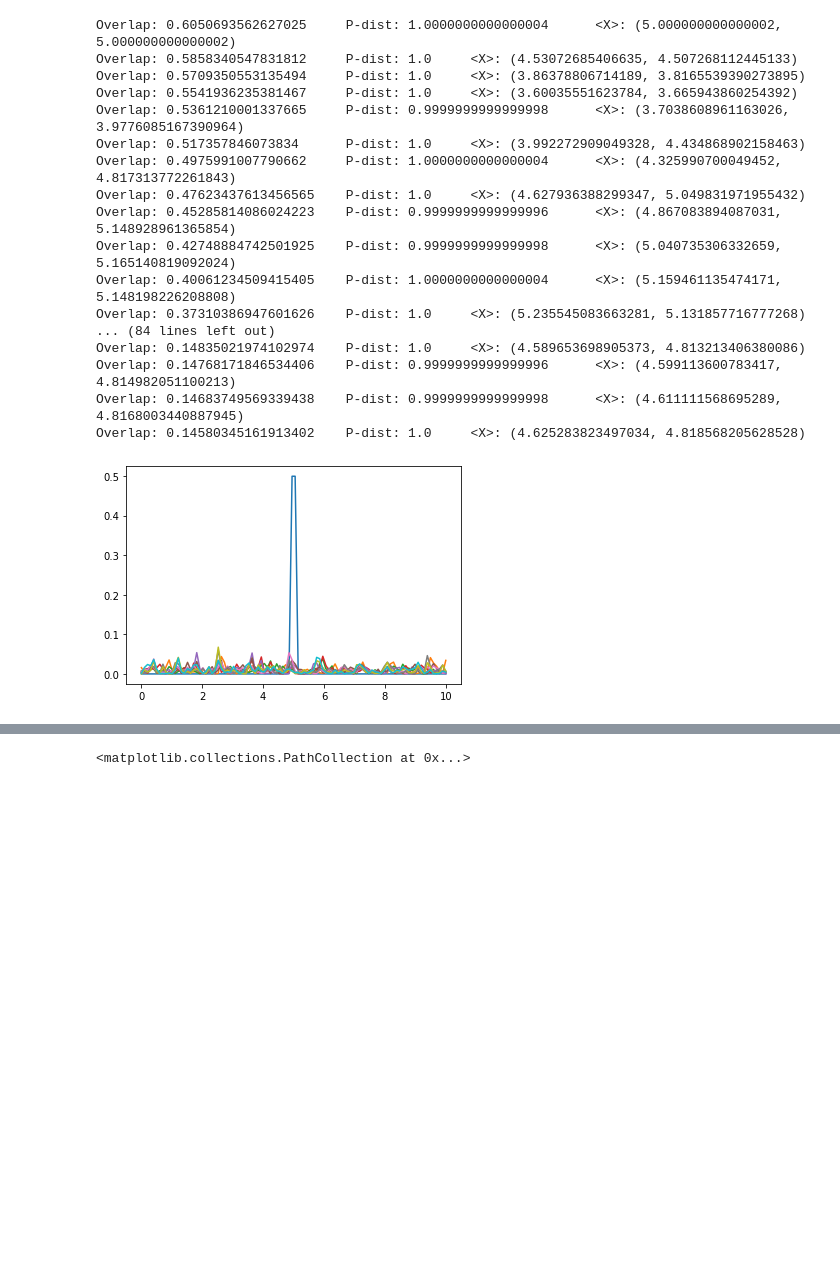
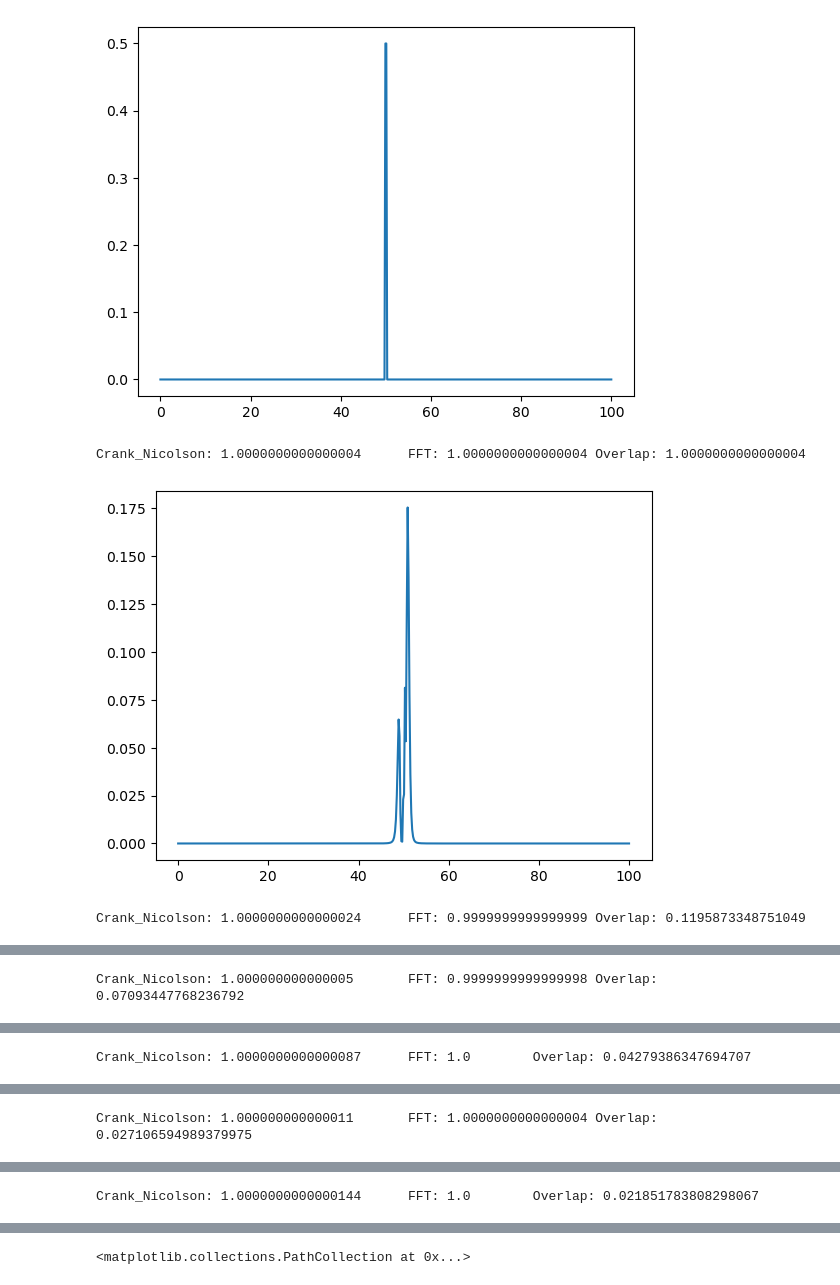
Before and after one commit to wzdlc1996/QuantumDynamicsGallery, a Jupyter notebook: Legacy/fftvscrank.ipynb, the cells around one changed output, grey strips where cells are left out. Cells and saved outputs as stored; diff of their text form; code cells hidden in the pictures; blank space fills up the shorter version.

```diff
--- a/Legacy/fftvscrank.ipynb
+++ b/Legacy/fftvscrank.ipynb
@@ -5,11 +5,11 @@ import scipy.sparse.linalg as sl
 # %%
 # Setup Parameters
 x_min = 0.
-x_max = 10.
-n_x = 100
-dt = 0.1
+x_max = 100.
+n_x = 500
+dt = 0.01
 
-x_0 = 5
+x_0 = x_min + (x_max - x_min) / 2
 p_0 = 1.
 sig = 0.04
 
@@ -97,53 +97,55 @@ class FFTSolv:
 
     def __call__(self, x: np.ndarray) -> np.ndarray:
         return self.next(x)
+
+class FFTSolvRough:
+    def __init__(self):
+        # self.dx = dx
+        self.kmesh = np.fft.fftfreq(len(X)) / dx * 2 * pi
+        self.dyna_phase = np.exp(-1.j * self.kmesh ** 2 * dt/2)
+
+    def next(self, psi:np.ndarray) -> np.ndarray:
+        psi_moment = np.fft.fft(psi)
+        return normalization(np.fft.ifft(psi_moment * self.dyna_phase))
+
+    def __call__(self, x:np.ndarray) -> np.ndarray:
+        return self.next(x)
 # %%
 # Initialization
 
-p_0 = 100
+p_0 = 20
 
-ini_psi = normalization(np.exp( - (X - x_0) ** 2 / (4 * sig ** 2) + 1.j * (X - x_0) * p_0))
-ini_psi_op = normalization(np.exp( - (X - x_0) ** 2 / (4 * sig ** 2) - 1.j * (X - x_0) * p_0))
+ini_psi = normalization(np.exp( - (X - x_0) ** 2 / (4 * sig ** 2) - 1.j * (X - x_0) * p_0))
+ini_psi_op = normalization(np.exp( - (X - x_0) ** 2 / (4 * sig ** 2) + 1.j * (X - x_0) * p_0))
 
 # Dynamics
 
 import matplotlib.pyplot as plt
 
 cn_solver = CrankNicolson()
-ft_solver = FFTSolv(inter=1, cutoff=1)
+# ft_solver = FFTSolv(inter=50, cutoff=2)
+ft_solver = FFTSolvRough()
 psi1 = ini_psi
-psi2 = ini_psi_op
+psi2 = ini_psi
 for i in range(100):
     p1 = get_prob(psi1)
     p2 = get_prob(psi2)
     if i % 10 == 0:
         plt.plot(X, p1)
-        # plt.show()
+        plt.show()
 
-    # print(f"Crank_Nicolson: {sum(p1)}\tFFT: {sum(p2)}\tOverlap: {overlap(psi1, psi2)}")
-    print(f"Overlap: {overlap(psi1, psi2)}\tP-dist: {overlap(np.sqrt(p1), np.sqrt(p1))}\t<X>: {sum(p1 * X), sum(p2 * X)}")
+        print(f"Crank_Nicolson: {sum(p1)}\tFFT: {sum(p2)}\tOverlap: {overlap(psi1, psi2)}")
+    # print(f"<X>: {sum(p1 * X), sum(p2 * X)}\t<v>: {sum((p1-p2) * X) / (i+1)}")
 
-    psi1 = ft_solver(psi1)
+    psi1 = cn_solver(psi1)
     psi2 = ft_solver(psi2)
 
+
+    psi1[0] = psi1[-1] = 0
     psi2[0] = psi2[-1] = 0
     psi2 = normalization(psi2)
 # %% [output]
+[figure, new version]
-Overlap: 0.6050693562627025     P-dist: 1.0000000000000004      <X>: (5.000000000000002, 5.000000000000002)
-Overlap: 0.5858340547831812     P-dist: 1.0     <X>: (4.53072685406635, 4.507268112445133)
-Overlap: 0.5709350553135494     P-dist: 1.0     <X>: (3.86378806714189, 3.8165539390273895)
-Overlap: 0.5541936235381467     P-dist: 1.0     <X>: (3.60035551623784, 3.665943860254392)
-Overlap: 0.5361210001337665     P-dist: 0.9999999999999998      <X>: (3.7038608961163026, 3.9776085167390964)
-Overlap: 0.517357846073834      P-dist: 1.0     <X>: (3.992272909049328, 4.434868902158463)
-Overlap: 0.4975991007790662     P-dist: 1.0000000000000004      <X>: (4.325990700049452, 4.817313772261843)
-Overlap: 0.47623437613456565    P-dist: 1.0     <X>: (4.627936388299347, 5.049831971955432)
-Overlap: 0.45285814086024223    P-dist: 0.9999999999999996      <X>: (4.867083894087031, 5.148928961365854)
-Overlap: 0.42748884742501925    P-dist: 0.9999999999999998      <X>: (5.040735306332659, 5.165140819092024)
-Overlap: 0.40061234509415405    P-dist: 1.0000000000000004      <X>: (5.159461135474171, 5.148198226208808)
-Overlap: 0.37310386947601626    P-dist: 1.0     <X>: (5.235545083663281, 5.131857716777268)
-... (84 lines left out)
-Overlap: 0.14835021974102974    P-dist: 1.0     <X>: (4.589653698905373, 4.813213406380086)
-Overlap: 0.14768171846534406    P-dist: 0.9999999999999996      <X>: (4.599113600783417, 4.814982051100213)
-Overlap: 0.14683749569339438    P-dist: 0.9999999999999998      <X>: (4.611111568695289, 4.8168003440887945)
-Overlap: 0.14580345161913402    P-dist: 1.0     <X>: (4.625283823497034, 4.818568205628528)
+Crank_Nicolson: 1.0000000000000004      FFT: 1.0000000000000004 Overlap: 1.0000000000000004
-[figure, old version]
+[figure, added]
+Crank_Nicolson: 1.0000000000000024      FFT: 0.9999999999999999 Overlap: 0.1195873348751049
@@ -149,0 +153 @@ Overlap: 0.14580345161913402    P-dist: 1.0     <X>: (4.625283823497034, 4.81856
+Crank_Nicolson: 1.000000000000005       FFT: 0.9999999999999998 Overlap: 0.07093447768236792
@@ -149,0 +155 @@ Overlap: 0.14580345161913402    P-dist: 1.0     <X>: (4.625283823497034, 4.81856
+Crank_Nicolson: 1.0000000000000087      FFT: 1.0        Overlap: 0.04279386347694707
@@ -149,0 +157 @@ Overlap: 0.14580345161913402    P-dist: 1.0     <X>: (4.625283823497034, 4.81856
+Crank_Nicolson: 1.000000000000011       FFT: 1.0000000000000004 Overlap: 0.027106594989379975
@@ -149,0 +159 @@ Overlap: 0.14580345161913402    P-dist: 1.0     <X>: (4.625283823497034, 4.81856
+Crank_Nicolson: 1.0000000000000144      FFT: 1.0        Overlap: 0.021851783808298067
```
Also changed, not shown: parts of 4 cells of this notebook.
